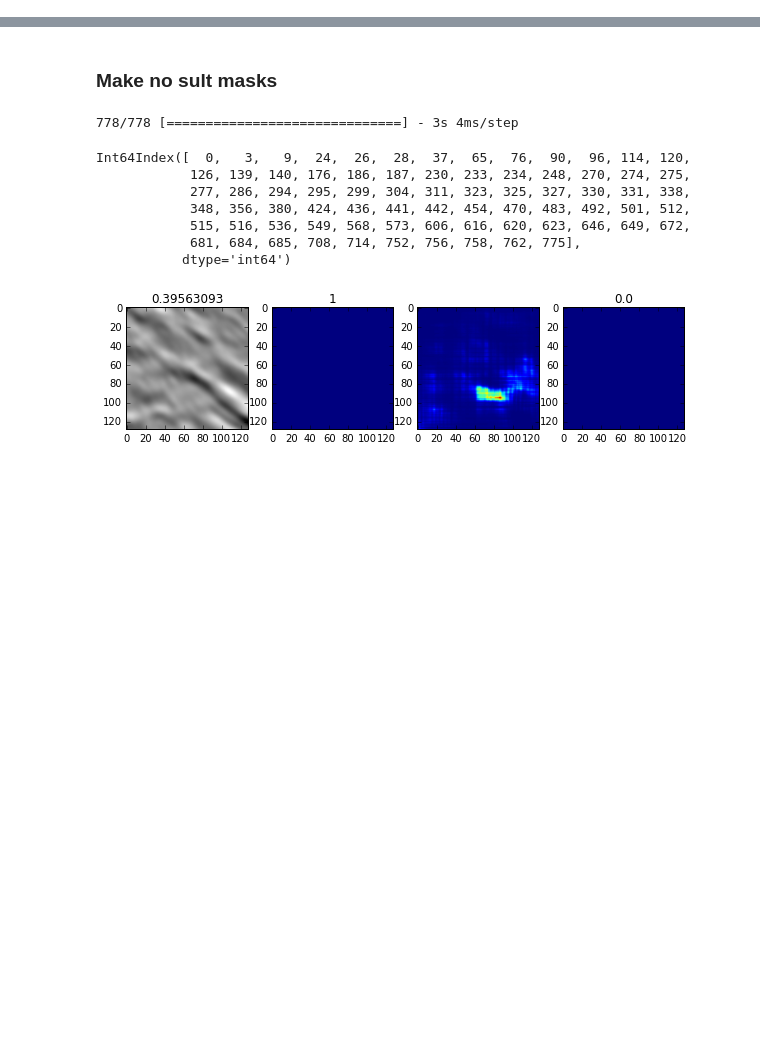
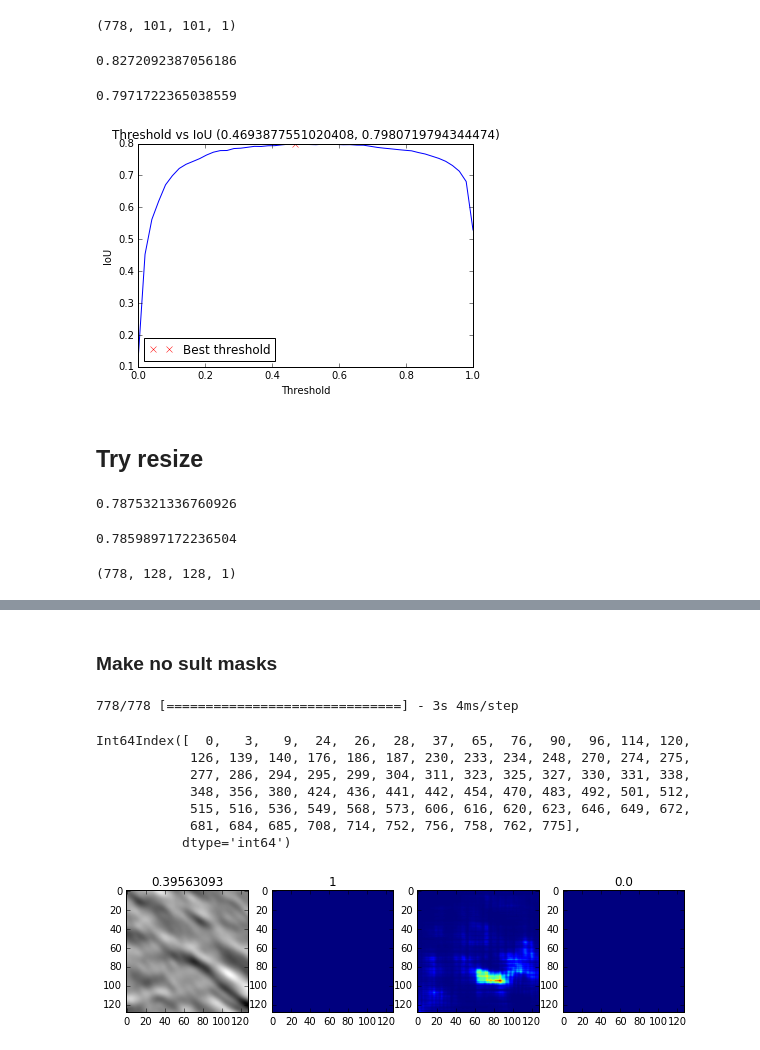
Before and after one commit to yusuke0324/tgs-salt-identification, a Jupyter notebook: make_submission.ipynb, the cells around one changed output, grey strips where cells are left out. Cells and saved outputs as stored; diff of their text form; code cells hidden in the pictures; blank space fills up the shorter version.

```diff
--- a/make_submission.ipynb
+++ b/make_submission.ipynb
@@ -18,0 +21,22 @@ Using TensorFlow backend.
+# %%
+master_df = pd.read_csv('./data/depth_prop_cls_bad_mask.csv')
+id_depth_df = master_df[['id', 'z']].set_index('id')['z']
+depth_dict = id_depth_df.to_dict()
+# data_type is 'train', 'test' and 'bad_train'
+train_val_df = master_df[(master_df['data_type'] == 'train')]
+ids = train_val_df['id'].values
+classes = train_val_df['salt_propotion_class'].values
+from sklearn.cross_validation import train_test_split
+train_ids, val_ids = train_test_split(ids, test_size=0.2, random_state=43, stratify=classes)
+batch_size = 32
+# not feature (depth) vec
+tgs_generator = Generator(train_ids = train_ids, depth_dict=depth_dict, val_ids=val_ids, batch_size=batch_size, feature_out=False, size=(101, 101, 3))
+
+# steps_per_epoch
+steps_per_epoch = len(train_ids) //  batch_size
+validation_steps = len(val_ids) //  batch_size
+# validation batch will be all validation
+
+# validation_steps = 1
+print(steps_per_epoch)
+print(validation_steps)
@@ -77,3 +106,5 @@ x_train, x_test, x_feat_train, x_feat_test, y_train, y_test, y_no_sult_train, y_
+# %%
+x_test, x_feat_test, y_test = tgs_generator.get_val_data()
 # %%
 # x_feat_train, x_feat_test = train_util.norm_X_feat(x_feat_train, x_feat_test)
 
@@ -83,0 +115,4 @@ preds_train_test = model.predict(([x_test ,x_feat_test]), verbose=1)
+# %%
+y_test.shape
+# %% [output]
+(778, 101, 101, 1)
@@ -83,0 +128,4 @@ preds_train_test = model.predict(([x_test ,x_feat_test]), verbose=1)
+# %%
+train_util.compute_iou_w_thresh(y_test, preds_train_test)
+# %% [output]
+0.8272092387056186
@@ -83,0 +134,14 @@ preds_train_test = model.predict(([x_test ,x_feat_test]), verbose=1)
+# %%
+train_util.compute_thresh_iou(y_test, preds_train_test)
+# %% [output]
+0.7971722365038559
+# %%
+threshold_best = train_util.get_best_threshold(y_test, preds_train_test)
+# %% [output]
+[figure, added]
+# %% [markdown]
+## Try resize
+# %%
+train_util.compute_thresh_iou(y_test, preds_train_test, threshold=0.45)
+# %% [output]
+0.7875321336760926
@@ -83,0 +160,8 @@ preds_train_test = model.predict(([x_test ,x_feat_test]), verbose=1)
+# %%
+train_util.compute_thresh_iou(y_test_ori, preds_train_test_resize, threshold=0.45)
+# %% [output]
+0.7859897172236504
+# %%
+preds_train_test_t.shape
+# %% [output]
+(778, 128, 128, 1)
```
Also changed, not shown: parts of 39 cells of this notebook, 11 other files.
